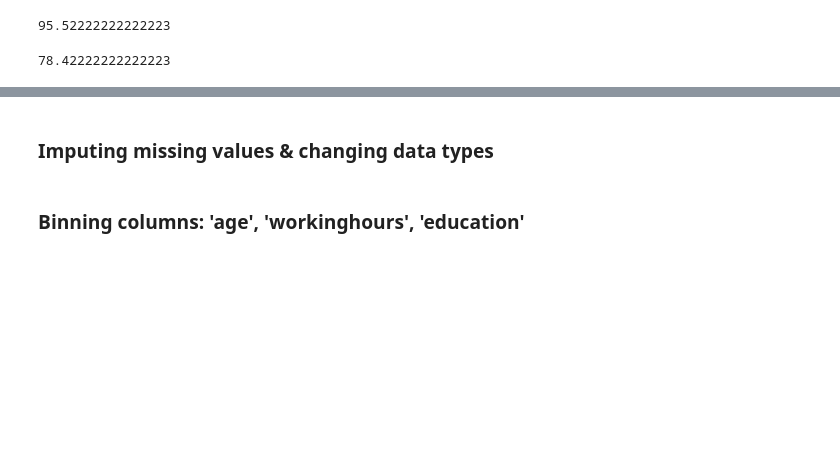
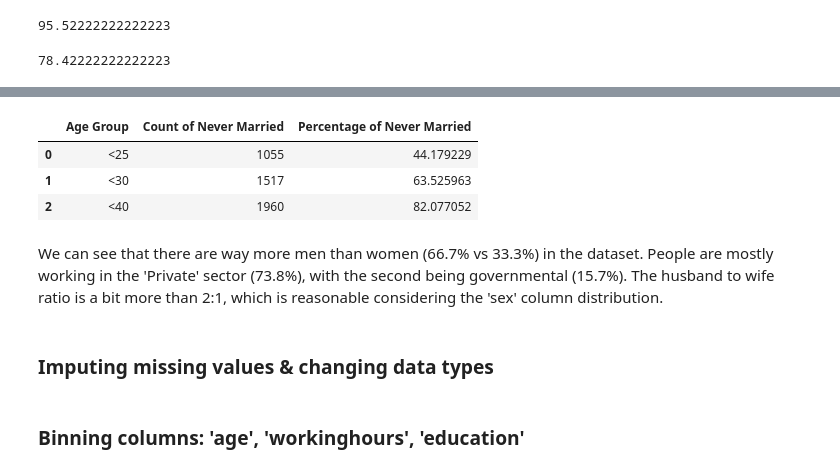
Before and after one commit to MaksimKarnaukh/DataMining, a Jupyter notebook: Assignment1/src/data_preprocessing.ipynb, the cells around one changed output, grey strips where cells are left out. Cells and saved outputs as stored; diff of their text form; code cells hidden in the pictures; blank space fills up the shorter version.

```diff
--- a/Assignment1/src/data_preprocessing.ipynb
+++ b/Assignment1/src/data_preprocessing.ipynb
@@ -77,3 +107,22 @@ data['gave birth this year'].isnull().sum() / len(data) * 100
+# %%
+# check for people younger than 25, 30, 40, how many of them are 'Never married'.
+never_married = [data[(data['age'] < 25) & (data['marital status'] == 'Never married')].shape[0],
+                 data[(data['age'] < 30) & (data['marital status'] == 'Never married')].shape[0],
+                 data[(data['age'] < 40) & (data['marital status'] == 'Never married')].shape[0]]
+# get total count of people who are never married
+total_never_married = data[data['marital status'] == 'Never married'].shape[0]
+# get the percentage of people who are never married
+never_married_percentages = [x / total_never_married * 100 for x in never_married]
+df = pd.DataFrame({'Age Group': ['<25', '<30', '<40'], 'Count of Never Married': never_married, 'Percentage of Never Married': never_married_percentages})
+# %%
+df
+# %% [output]
+|  | Age Group | Count of Never Married | Percentage of Never Married |
+| 0 | <25 | 1055 | 44.179229 |
+| 1 | <30 | 1517 | 63.525963 |
+| 2 | <40 | 1960 | 82.077052 |
+# %% [markdown]
+We can see that there are way more men than women (66.7% vs 33.3%) in the dataset. People are mostly working in the 'Private' sector (73.8%), with the second being governmental (15.7%). The husband to wife ratio is a bit more than 2:1, which is reasonable considering the 'sex' column distribution.
 # %% [markdown]
 ### Imputing missing values & changing data types
 # %%
```
Also changed, not shown: parts of 3 cells of this notebook, 12 other files.
